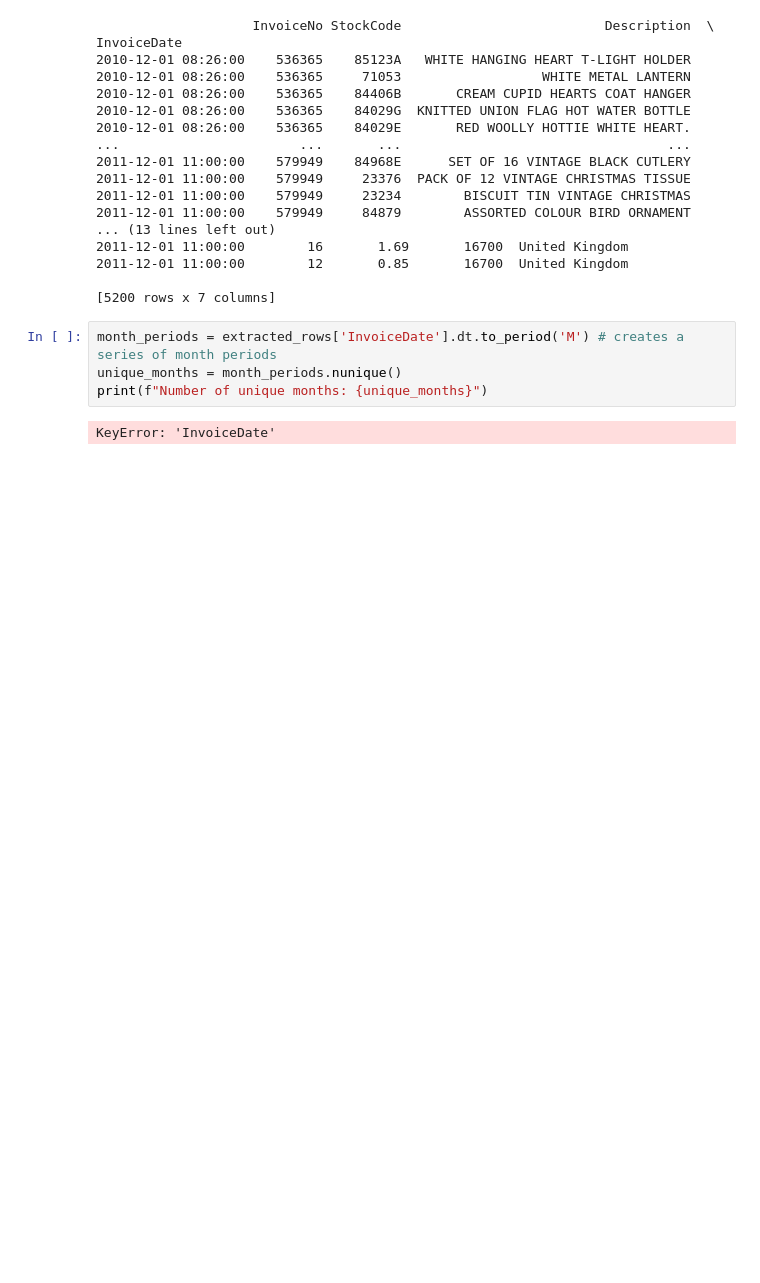
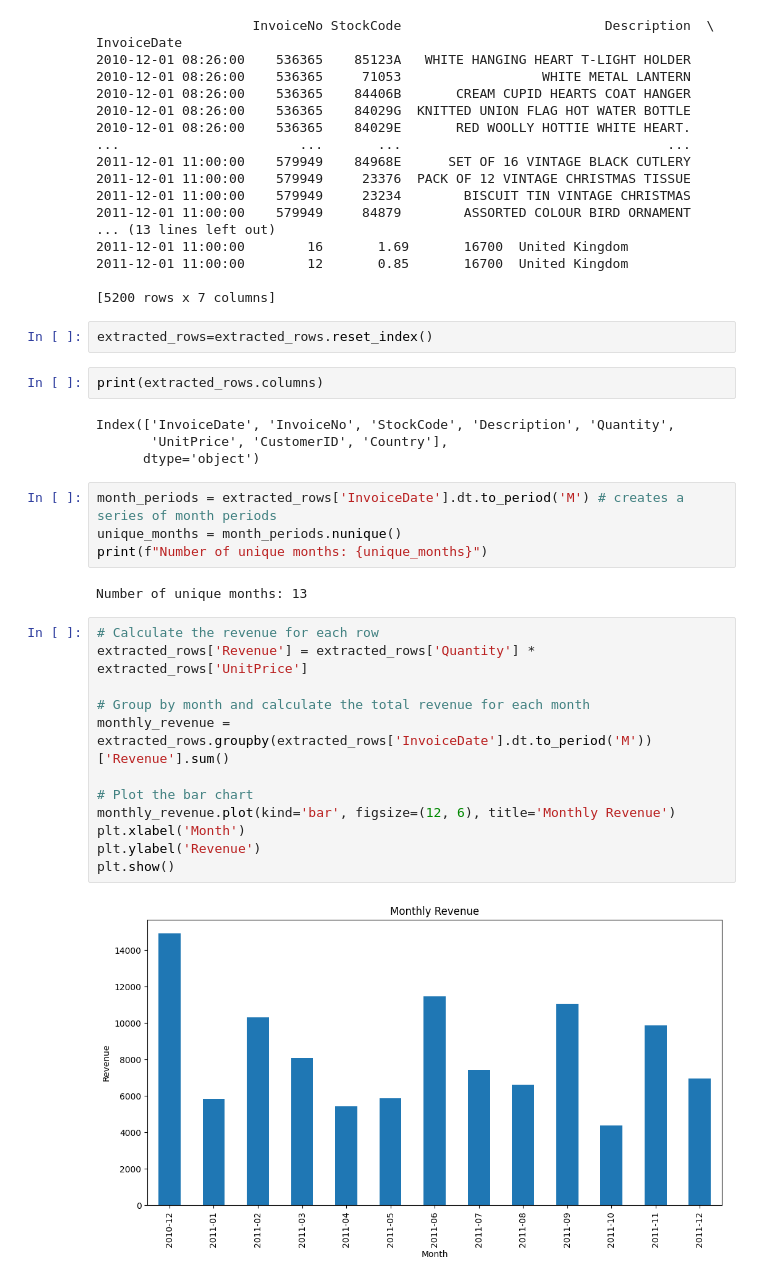
Before and after one commit to Tee-DataA/Online_Retail_Sales_Analysis, a Jupyter notebook: jupyter_notebooks/Sayed_test.ipynb, the cells around one changed output. Saved outputs shown, nothing was run; the diff lists cells and outputs as text; blank space fills up the shorter version.

Commit message:
Made some graphs

```diff
--- a/jupyter_notebooks/Sayed_test.ipynb
+++ b/jupyter_notebooks/Sayed_test.ipynb
@@ -149,9 +149,31 @@ InvoiceDate
 2011-12-01 11:00:00        12       0.85       16700  United Kingdom
 
 [5200 rows x 7 columns]
+# %%
+extracted_rows=extracted_rows.reset_index()
+# %%
+print(extracted_rows.columns)
+# %% [output]
+Index(['InvoiceDate', 'InvoiceNo', 'StockCode', 'Description', 'Quantity',
+       'UnitPrice', 'CustomerID', 'Country'],
+      dtype='object')
 # %%
 month_periods = extracted_rows['InvoiceDate'].dt.to_period('M') # creates a series of month periods
 unique_months = month_periods.nunique()
 print(f"Number of unique months: {unique_months}")
 # %% [output]
-KeyError: 'InvoiceDate'
+Number of unique months: 13
+# %%
+# Calculate the revenue for each row
+extracted_rows['Revenue'] = extracted_rows['Quantity'] * extracted_rows['UnitPrice']
+
+# Group by month and calculate the total revenue for each month
+monthly_revenue = extracted_rows.groupby(extracted_rows['InvoiceDate'].dt.to_period('M'))['Revenue'].sum()
+
+# Plot the bar chart
+monthly_revenue.plot(kind='bar', figsize=(12, 6), title='Monthly Revenue')
+plt.xlabel('Month')
+plt.ylabel('Revenue')
+plt.show()
+# %% [output]
+[figure, added]
```
Also changed, not shown: parts of 5 cells of this notebook.
